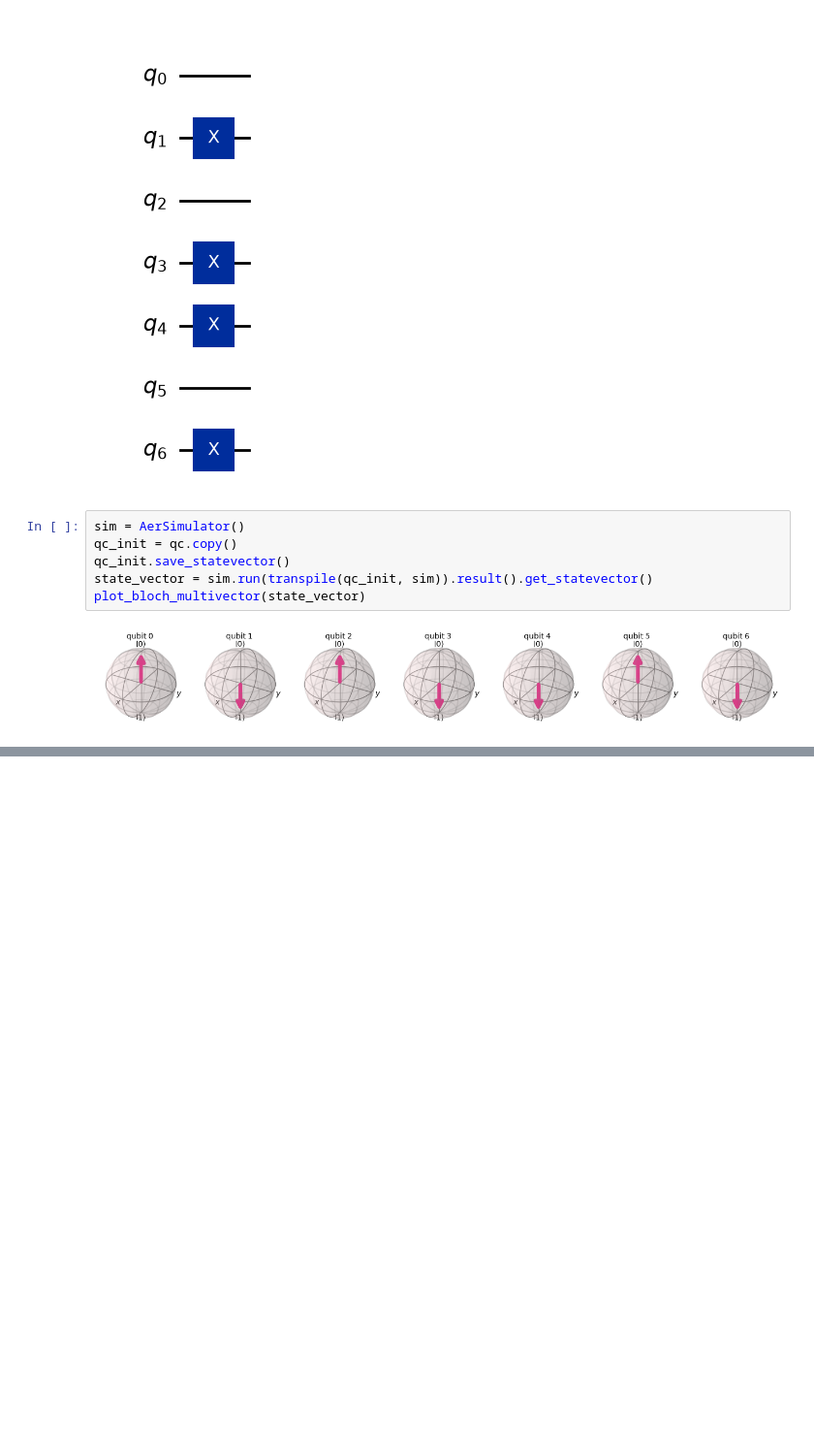
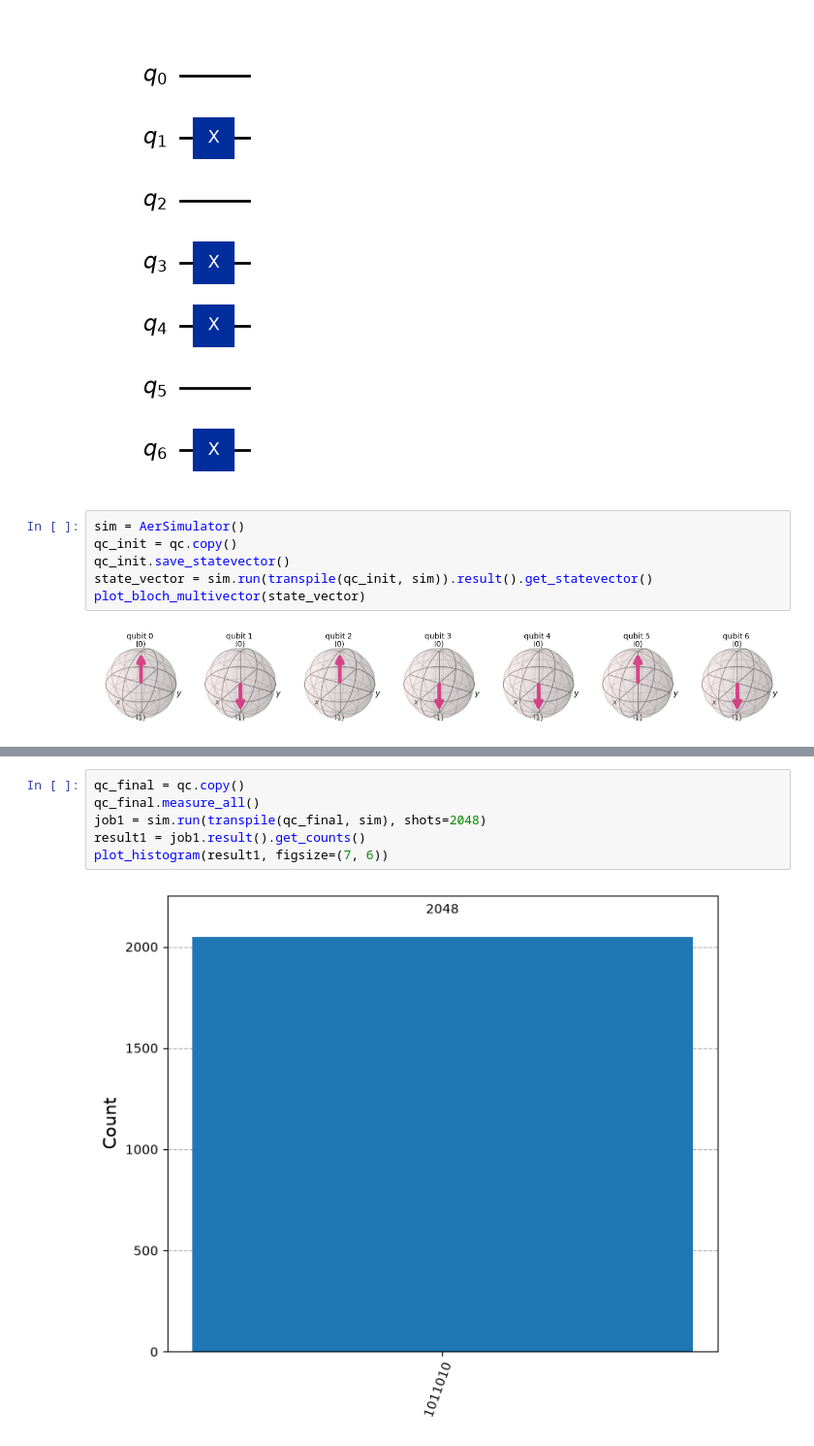
Before and after one commit to Hr15h1/qc_lab, a Jupyter notebook: qft.ipynb, the cells around one changed output, grey strips where cells are left out. Shown at 97% size. Saved outputs shown, nothing was run; the diff lists cells and outputs as text; blank space fills up the shorter version.

```diff
--- a/qft.ipynb
+++ b/qft.ipynb
@@ -76,0 +90,8 @@ plot_histogram(result, figsize=(15, 6))
+# %%
+qc_final = qc.copy()
+qc_final.measure_all()
+job1 = sim.run(transpile(qc_final, sim), shots=2048)
+result1 = job1.result().get_counts()
+plot_histogram(result1, figsize=(7, 6))
+# %% [output]
+[figure, added]
```
Also changed, not shown: parts of 10 cells of this notebook, 1 other file.
